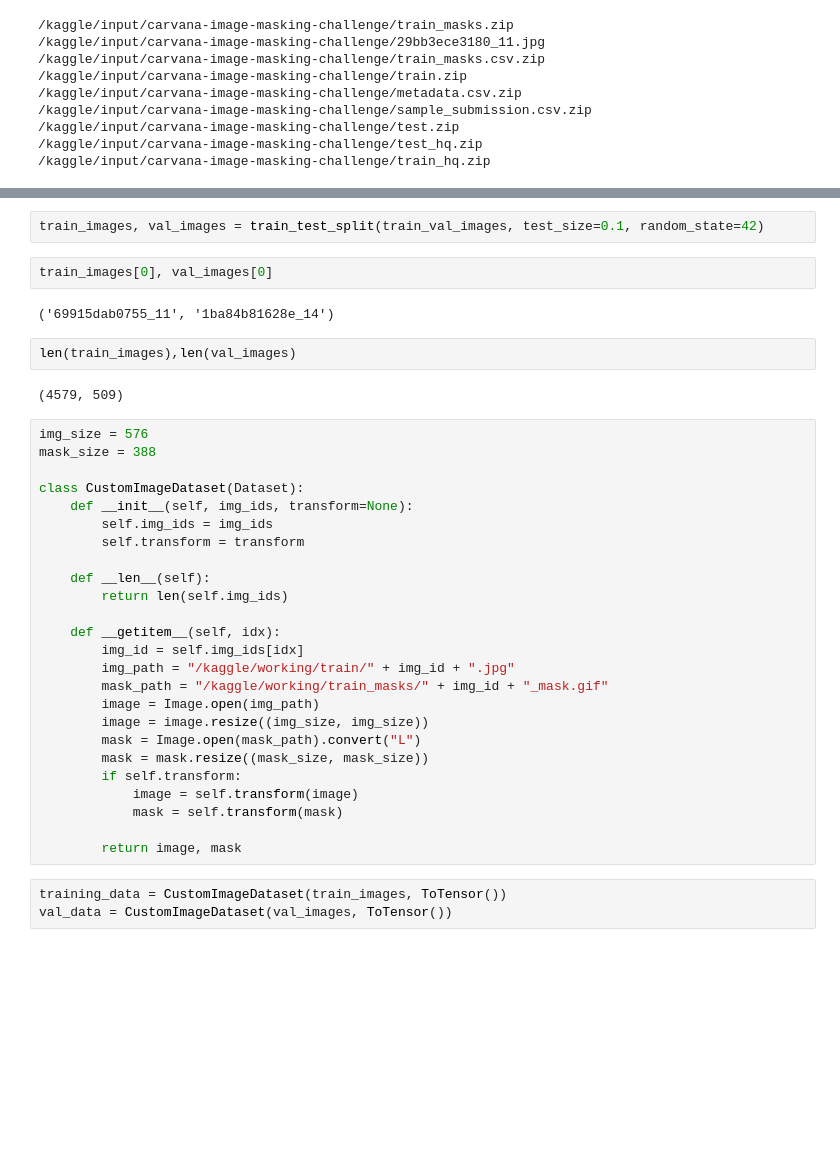
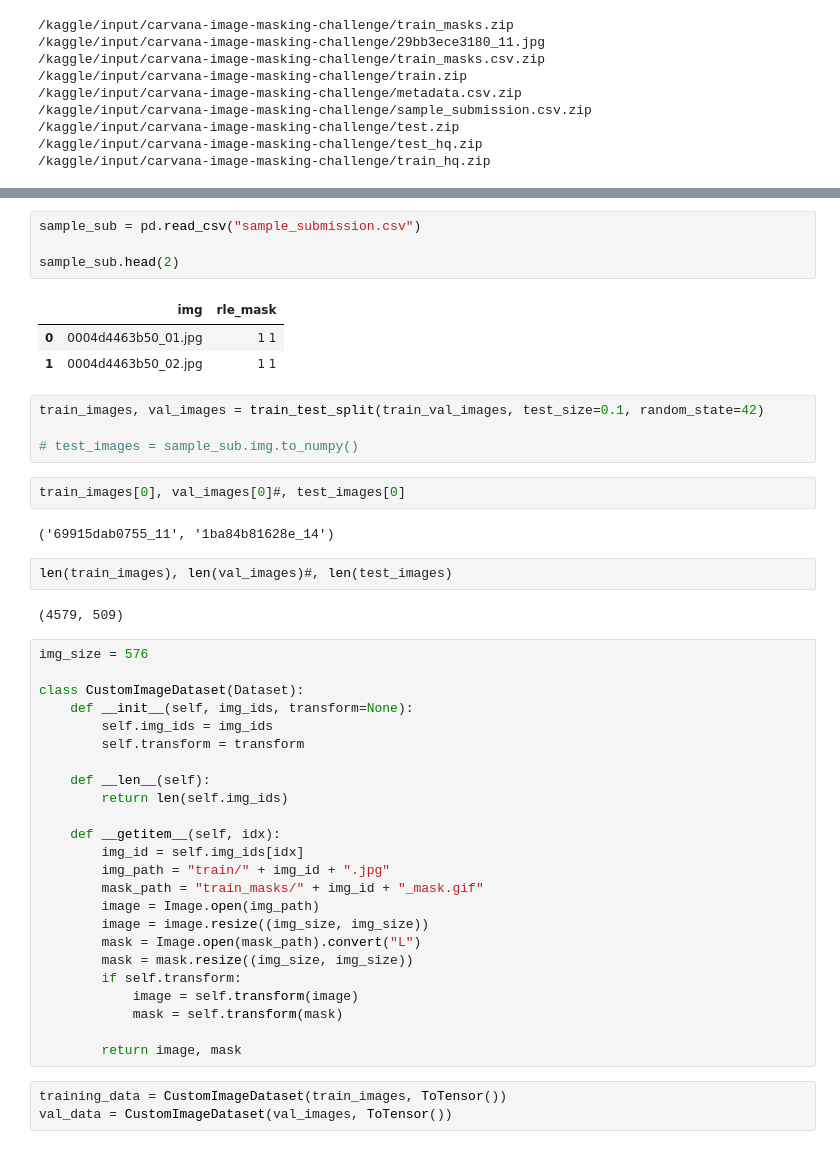
Before and after one commit to Rounak-28/Unet-pytorch, a Jupyter notebook: UNet.ipynb, the cells around one changed output, grey strips where cells are left out. Cells and saved outputs as stored; diff of their text form; blank space fills up the shorter version.

```diff
--- a/UNet.ipynb
+++ b/UNet.ipynb
@@ -63,19 +67,28 @@ train_val_images = [s.split("/")[-1].split(".")[0] for s in train_val_images]
 len(train_val_images)
 # %% [output]
 5088
+# %%
+sample_sub = pd.read_csv("sample_submission.csv")
+
+sample_sub.head(2)
+# %% [output]
+|  | img | rle_mask |
+| 0 | 0004d4463b50_01.jpg | 1 1 |
+| 1 | 0004d4463b50_02.jpg | 1 1 |
 # %%
 train_images, val_images = train_test_split(train_val_images, test_size=0.1, random_state=42)
+
+# test_images = sample_sub.img.to_numpy()
 # %%
-train_images[0], val_images[0]
+train_images[0], val_images[0]#, test_images[0]
 # %% [output]
 ('69915dab0755_11', '1ba84b81628e_14')
 # %%
-len(train_images),len(val_images)
+len(train_images), len(val_images)#, len(test_images)
 # %% [output]
 (4579, 509)
 # %%
 img_size = 576
-mask_size = 388
 
 class CustomImageDataset(Dataset):
     def __init__(self, img_ids, transform=None):
@@ -87,12 +100,12 @@ class CustomImageDataset(Dataset):
 
     def __getitem__(self, idx):
         img_id = self.img_ids[idx]
-        img_path = "/kaggle/working/train/" + img_id + ".jpg"
-        mask_path = "/kaggle/working/train_masks/" + img_id + "_mask.gif"
+        img_path = "train/" + img_id + ".jpg"
+        mask_path = "train_masks/" + img_id + "_mask.gif"
         image = Image.open(img_path)
         image = image.resize((img_size, img_size))
         mask = Image.open(mask_path).convert("L")
-        mask = mask.resize((mask_size, mask_size))
+        mask = mask.resize((img_size, img_size))
         if self.transform:
             image = self.transform(image)
             mask = self.transform(mask)
```
Also changed, not shown: parts of 16 cells of this notebook.
